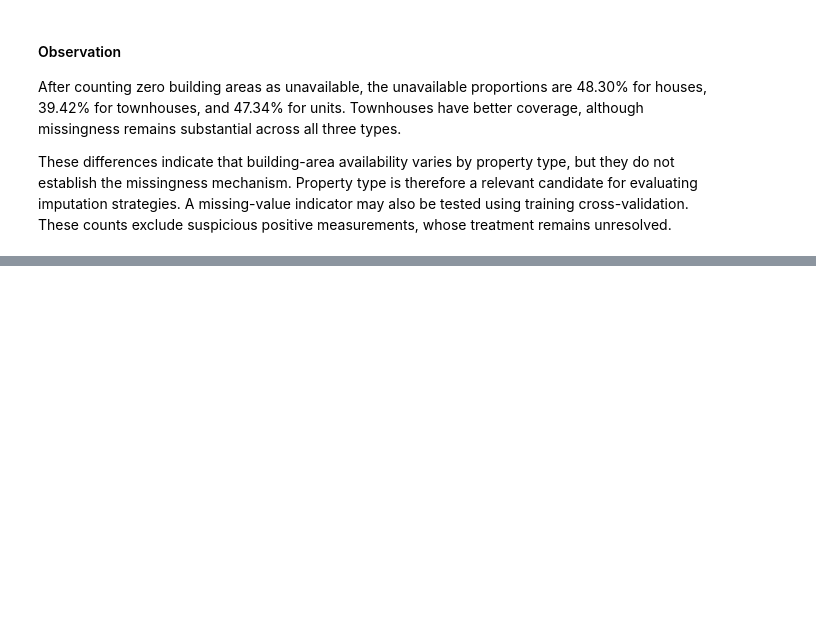
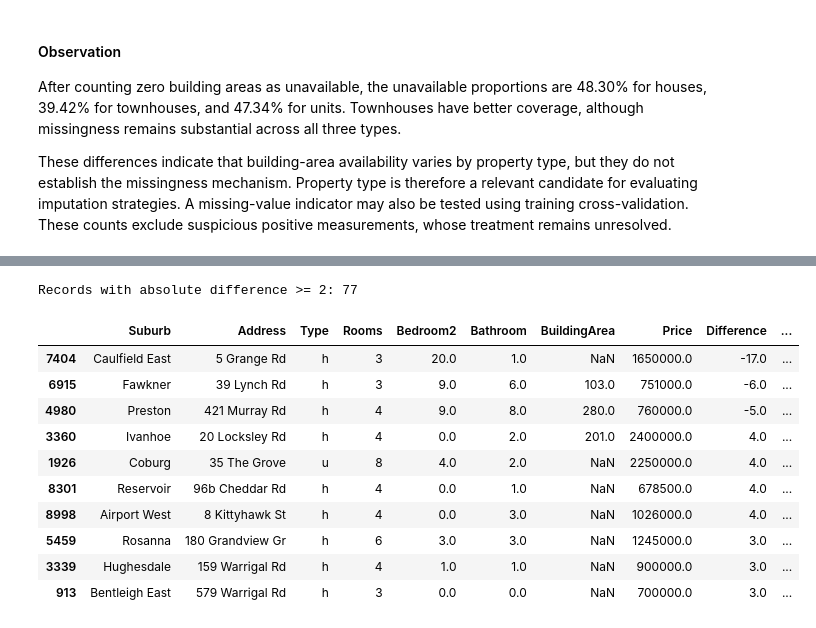
Before and after one commit to WaqasGurmani/house-price-linear-models, a Jupyter notebook: notebooks/02_eda_and_data_quality.ipynb, the cells around one changed output, grey strips where cells are left out. Saved outputs shown, nothing was run; the diff lists cells and outputs as text; code cells hidden in the pictures; blank space fills up the shorter version.

```diff
--- a/notebooks/02_eda_and_data_quality.ipynb
+++ b/notebooks/02_eda_and_data_quality.ipynb
@@ -2225,0 +2584,45 @@ These differences indicate that building-area availability varies by property ty
+# %%
+room_discrepancies = train_df[
+    [
+        "Suburb", "Address", "Type",
+        "Rooms", "Bedroom2", "Bathroom",
+        "BuildingArea", "Price"
+    ]
+].dropna(subset=["Rooms", "Bedroom2"]).copy()
+
+room_discrepancies["Difference"] = (
+    room_discrepancies["Rooms"] - room_discrepancies["Bedroom2"]
+)
+
+room_discrepancies["Absolute_Difference"] = (
+    room_discrepancies["Difference"].abs()
+)
+
+large_room_discrepancies = (
+    room_discrepancies.loc[
+        room_discrepancies["Absolute_Difference"] >= 2
+    ]
+    .sort_values("Absolute_Difference", ascending=False)
+)
+
+print("Records with absolute difference >= 2:", len(large_room_discrepancies))
+
+display(large_room_discrepancies.head(10))
+
+large_room_discrepancies.to_csv(
+    tables_path / "large_rooms_bedroom2_discrepancies.csv",
+    index=True
+)
+# %% [output]
+Records with absolute difference >= 2: 77
+|  | Suburb | Address | Type | Rooms | Bedroom2 | Bathroom | BuildingArea | Price | Difference | ... |
+| 7404 | Caulfield East | 5 Grange Rd | h | 3 | 20.0 | 1.0 | NaN | 1650000.0 | -17.0 | ... |
+| 6915 | Fawkner | 39 Lynch Rd | h | 3 | 9.0 | 6.0 | 103.0 | 751000.0 | -6.0 | ... |
+| 4980 | Preston | 421 Murray Rd | h | 4 | 9.0 | 8.0 | 280.0 | 760000.0 | -5.0 | ... |
+| 3360 | Ivanhoe | 20 Locksley Rd | h | 4 | 0.0 | 2.0 | 201.0 | 2400000.0 | 4.0 | ... |
+| 1926 | Coburg | 35 The Grove | u | 8 | 4.0 | 2.0 | NaN | 2250000.0 | 4.0 | ... |
+| 8301 | Reservoir | 96b Cheddar Rd | h | 4 | 0.0 | 1.0 | NaN | 678500.0 | 4.0 | ... |
+| 8998 | Airport West | 8 Kittyhawk St | h | 4 | 0.0 | 3.0 | NaN | 1026000.0 | 4.0 | ... |
+| 5459 | Rosanna | 180 Grandview Gr | h | 6 | 3.0 | 3.0 | NaN | 1245000.0 | 3.0 | ... |
+| 3339 | Hughesdale | 159 Warrigal Rd | h | 4 | 1.0 | 1.0 | NaN | 900000.0 | 3.0 | ... |
+| 913 | Bentleigh East | 579 Warrigal Rd | h | 3 | 0.0 | 0.0 | NaN | 700000.0 | 3.0 | ... |
```
Also changed, not shown: parts of 39 cells of this notebook, 11 other files.
